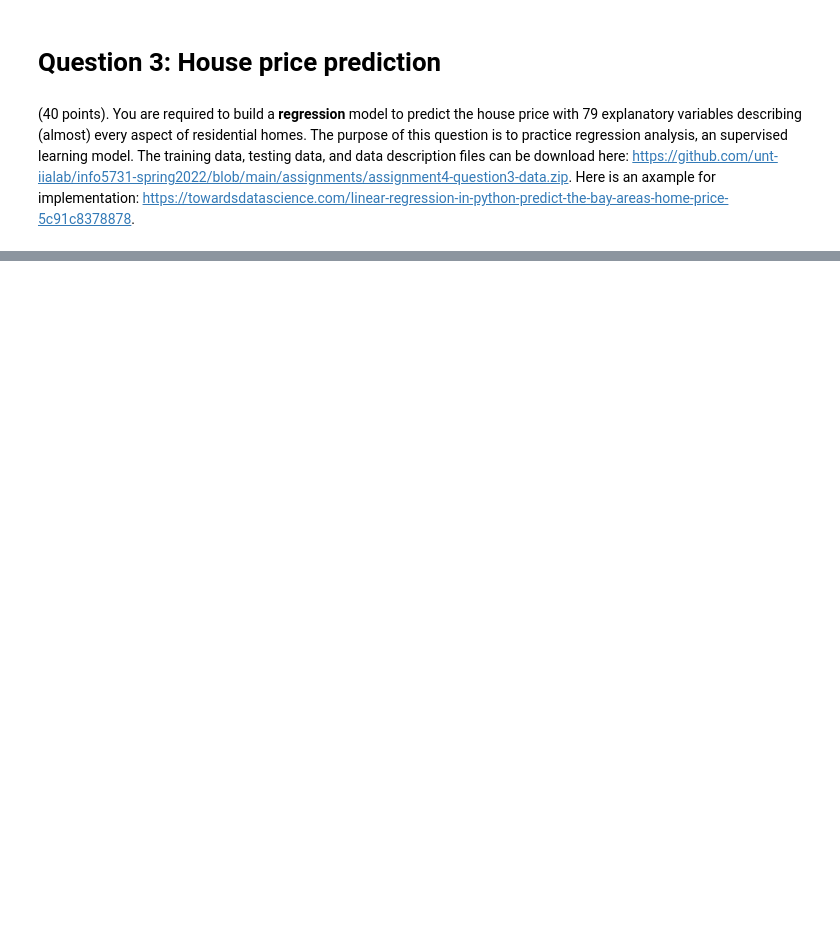
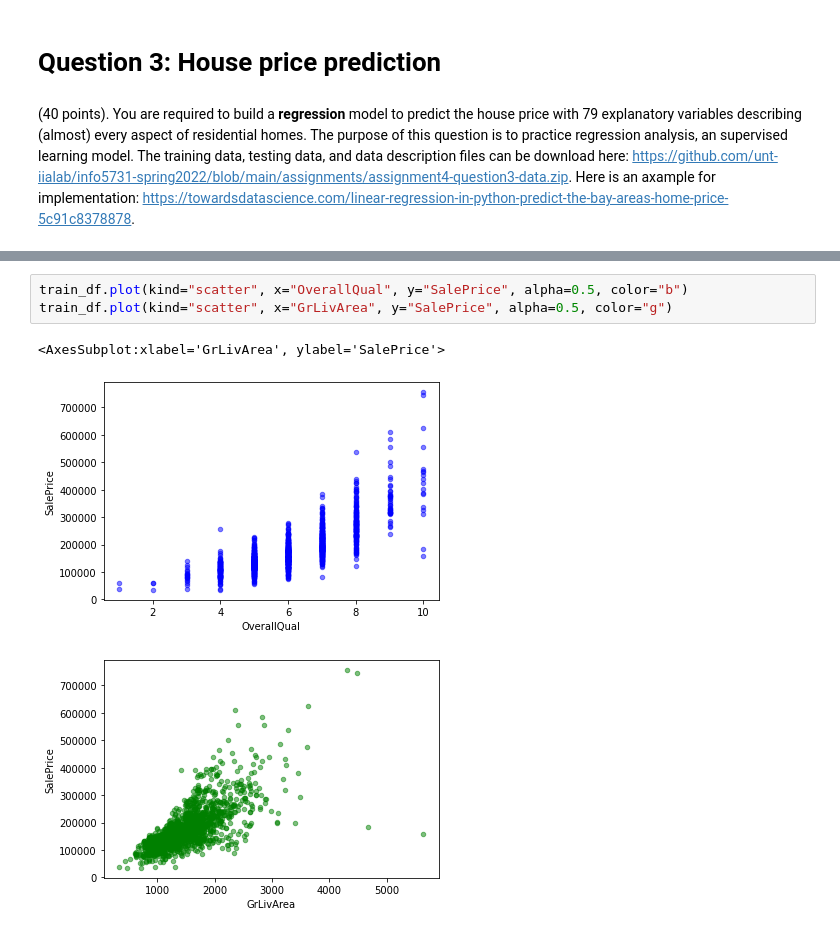
Before and after one commit to anveshveeramalla/Anvesh_INFO5731_SPRING2022, a Jupyter notebook: INFO5731_Assignment_Four_1.ipynb, the cells around one changed output, grey strips where cells are left out. Drawn from its saved outputs; the diff is of its cells as text; blank space fills up the shorter version.

```diff
--- a/INFO5731_Assignment_Four_1.ipynb
+++ b/INFO5731_Assignment_Four_1.ipynb
@@ -101,0 +526,7 @@ FileNotFoundError: ignored
+# %%
+train_df.plot(kind="scatter", x="OverallQual", y="SalePrice", alpha=0.5, color="b")
+train_df.plot(kind="scatter", x="GrLivArea", y="SalePrice", alpha=0.5, color="g")
+# %% [output]
+<AxesSubplot:xlabel='GrLivArea', ylabel='SalePrice'>
+[figure, added]
+[figure, added]
```
Also changed, not shown: parts of 51 cells of this notebook.
